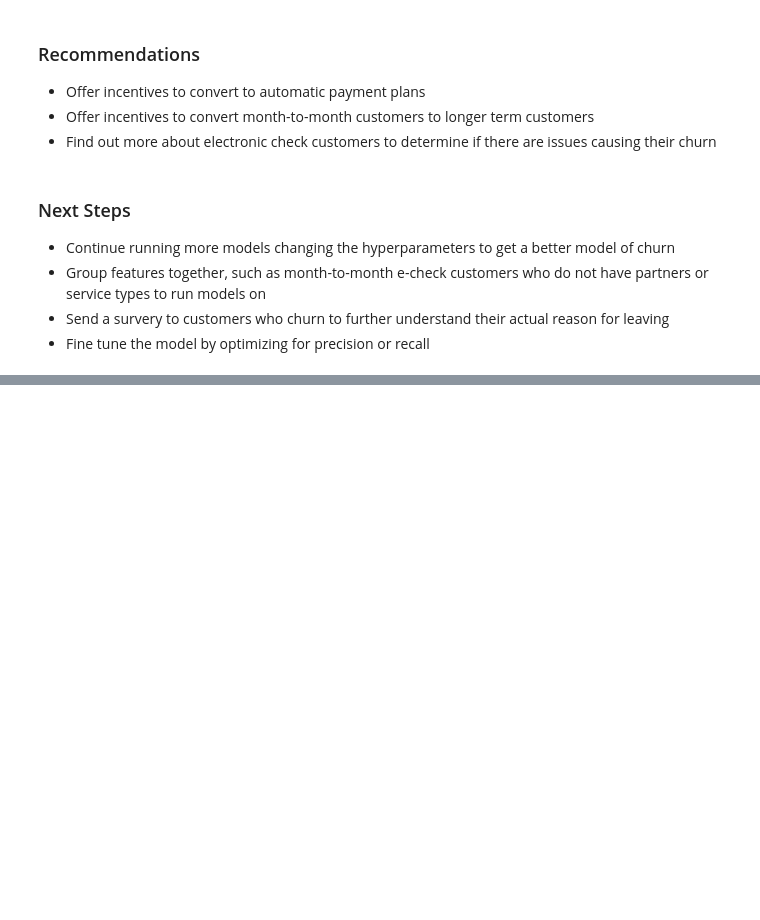
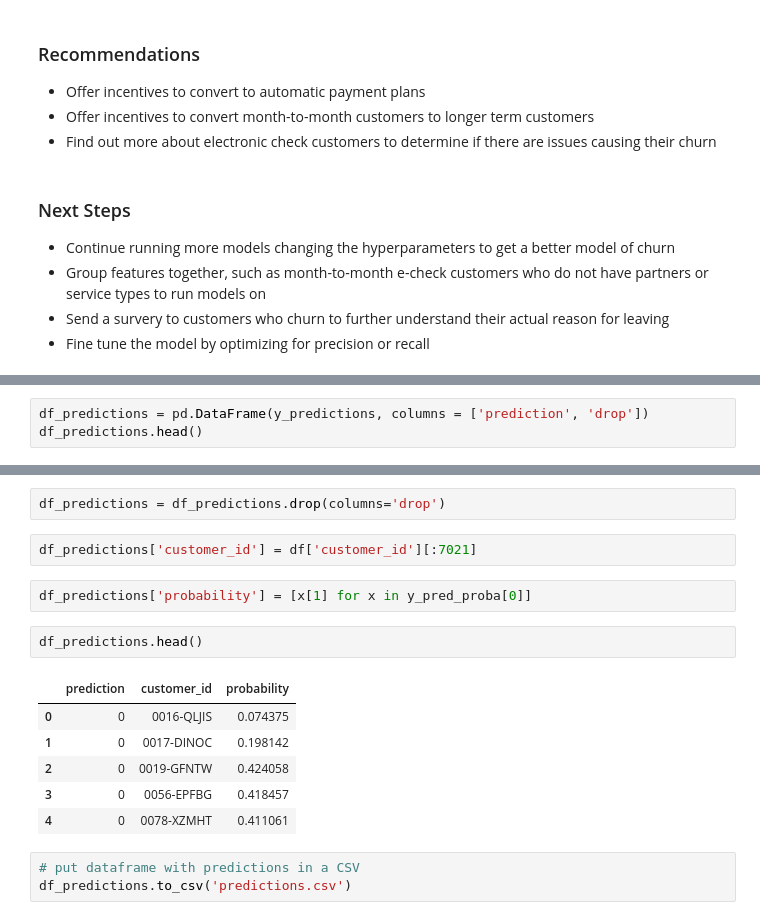
Before and after one commit to veronica-f-reyes/telco_classification_project, a Jupyter notebook: Final Telco Churn Project Notebook.ipynb, the cells around one changed output, grey strips where cells are left out. Cells and saved outputs as stored; diff of their text form; blank space fills up the shorter version.

```diff
--- a/Final Telco Churn Project Notebook.ipynb
+++ b/Final Telco Churn Project Notebook.ipynb
@@ -1733,0 +1720,3 @@ df_predictions.to_csv('predictions.csv')
+# %%
+df_predictions = pd.DataFrame(y_predictions, columns = ['prediction', 'drop'])
+df_predictions.head()
@@ -1733,0 +1730,18 @@ df_predictions.to_csv('predictions.csv')
+# %%
+df_predictions = df_predictions.drop(columns='drop')
+# %%
+df_predictions['customer_id'] = df['customer_id'][:7021]
+# %%
+df_predictions['probability'] = [x[1] for x in y_pred_proba[0]]
+# %%
+df_predictions.head()
+# %% [output]
+|  | prediction | customer_id | probability |
+| 0 | 0 | 0016-QLJIS | 0.074375 |
+| 1 | 0 | 0017-DINOC | 0.198142 |
+| 2 | 0 | 0019-GFNTW | 0.424058 |
+| 3 | 0 | 0056-EPFBG | 0.418457 |
+| 4 | 0 | 0078-XZMHT | 0.411061 |
+# %%
+# put dataframe with predictions in a CSV
+df_predictions.to_csv('predictions.csv')
```
Also changed, not shown: parts of 26 cells of this notebook, 3 other files.
